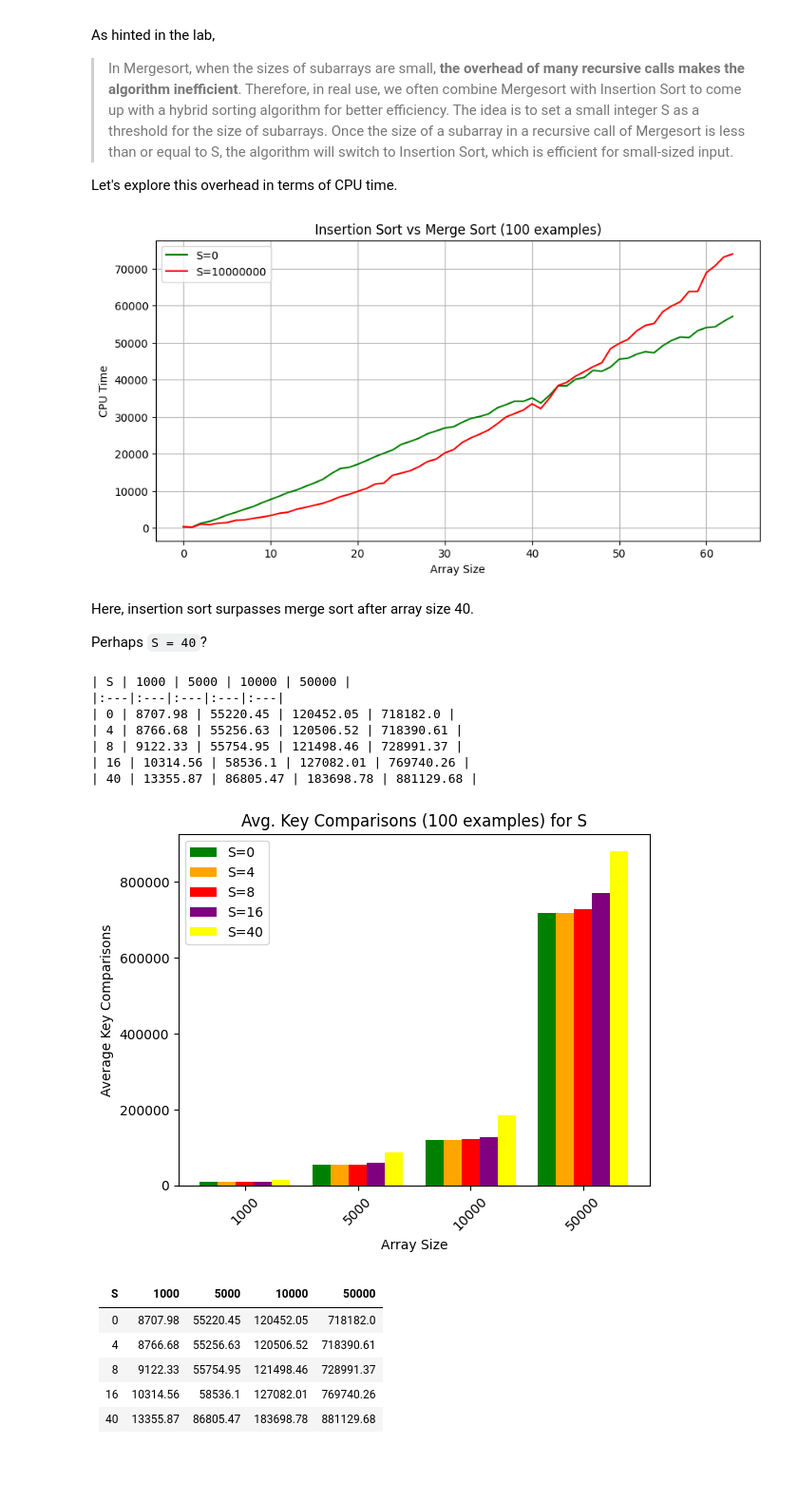
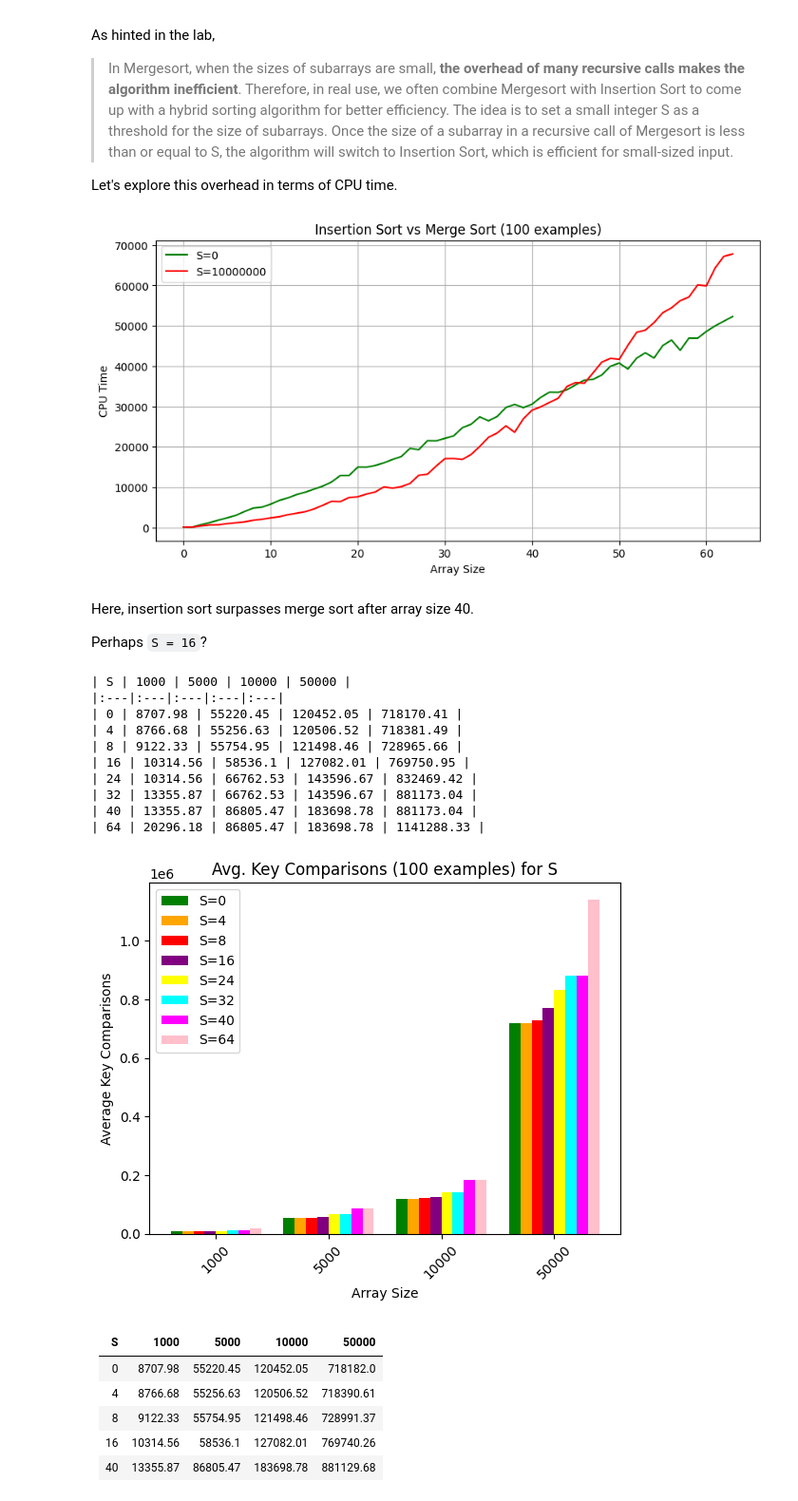
Before and after one commit to Acrylic125/sc2001-lab, a Jupyter notebook: lab1/sorting.ipynb, the cells around one changed output. Shown: that part at 95% size. Drawn from its saved outputs; the diff is of its cells as text; code cells hidden in the pictures; blank space fills up the shorter version.

```diff
--- a/lab1/sorting.ipynb
+++ b/lab1/sorting.ipynb
@@ -280,14 +259,8 @@ tests_2 = init_test([
     (32, "yellow"),
 ])
 
-threads = []
 for i, test in enumerate(tests_2):
-    thread = threading.Thread(target=run_test, args=(test, dataset_2,))
-    thread.start()
-    threads.append(thread)
-
-for thread in threads:
-    thread.join()
+    run_test(test, dataset_2)
 # %%
 categories = [f"{d["size"]}" for d in dataset_2]
 
@@ -346,14 +319,8 @@ analysis_tests_1 = init_test([
     (10000000, "red"), # S -> Inf is insertion sort. Its essentially insertion sort lol.
 ])
 
-threads = []
 for i, test in enumerate(analysis_tests_1):
-    thread = threading.Thread(target=run_test, args=(test, analysis_dataset_1,))
-    thread.start()
-    threads.append(thread)
-
-for thread in threads:
-    thread.join()
+    run_test(test, analysis_dataset_1)
 
 # Plot the results
 plt.figure(figsize=(10, 5))
@@ -385,14 +352,8 @@ analysis_tests_1 = init_test([
     (10000000, "red"), # S -> Inf is insertion sort. Its essentially insertion sort lol.
 ])
 
-threads = []
 for i, test in enumerate(analysis_tests_1):
-    thread = threading.Thread(target=run_test, args=(test, analysis_dataset_1,))
-    thread.start()
-    threads.append(thread)
-
-for thread in threads:
-    thread.join()
+    run_test(test, analysis_dataset_1)
 
 # Plot the results
 plt.figure(figsize=(10, 5))
@@ -407,59 +368,58 @@ plt.title('Insertion Sort vs Merge Sort (100 examples)')
 plt.legend()
 plt.show()
 # %% [output]
-[figure, old version]
+[figure, new version]
 # %% [markdown]
 Here, insertion sort surpasses merge sort after array size 40.
 
-Perhaps `S = 40`?
+Perhaps `S = 16`?
 # %%
 confirmation_tests_1 = init_test([
     (0, "green"), # From here onwards, green will be normal merge sort.
     (4, "orange"),
     (8, "red"),
     (16, "purple"),
-    (40, "yellow"),
+    (24, "yellow"),
+    (32, "cyan"),
+    (40, "magenta"),
+    (64, "pink"),
 ])
 
-threads = []
 for i, test in enumerate(confirmation_tests_1):
-    # Use back dataset 1
-    thread = threading.Thread(target=run_test, args=(test, dataset_1,))
-    thread.start()
-    threads.append(thread)
-
-for thread in threads:
-    thread.join()
+    run_test(test, dataset_1)
 # %%
 categories = [f"{d["size"]}" for d in dataset_1]
 
 x = np.arange(len(categories))
-width = 0.8 / len(tests)
+width = 0.8 / len(confirmation_tests_1)
 
 print(f"| S | {" | ".join(categories)} |")
 print(f"|:---|{':---|' * len(categories)}")
 for i, test in enumerate(confirmation_tests_1):
     offset = (i - (len(confirmation_tests_1) - 1) / 2) * width
     plt.bar(x + offset, test['comparisons'], width, label=f'S={test["S"]}', color=test['color'])
     comparisons_str = [str(comp) for comp in test['comparisons']]
     print(f"| {test['S']} | {' | '.join(comparisons_str)} |")
 
 plt.xlabel('Array Size')
 plt.ylabel('Average Key Comparisons')
 plt.title('Avg. Key Comparisons (100 examples) for S')
 plt.xticks(x, categories)
 plt.xticks(rotation=45)
 plt.legend()
 plt.show()
 # %% [output]
 | S | 1000 | 5000 | 10000 | 50000 |
 |:---|:---|:---|:---|:---|
-| 0 | 8707.98 | 55220.45 | 120452.05 | 718182.0 |
-| 4 | 8766.68 | 55256.63 | 120506.52 | 718390.61 |
-| 8 | 9122.33 | 55754.95 | 121498.46 | 728991.37 |
-| 16 | 10314.56 | 58536.1 | 127082.01 | 769740.26 |
-| 40 | 13355.87 | 86805.47 | 183698.78 | 881129.68 |
+| 0 | 8707.98 | 55220.45 | 120452.05 | 718170.41 |
+| 4 | 8766.68 | 55256.63 | 120506.52 | 718381.49 |
+| 8 | 9122.33 | 55754.95 | 121498.46 | 728965.66 |
+| 16 | 10314.56 | 58536.1 | 127082.01 | 769750.95 |
+| 24 | 10314.56 | 66762.53 | 143596.67 | 832469.42 |
+| 32 | 13355.87 | 66762.53 | 143596.67 | 881173.04 |
+| 40 | 13355.87 | 86805.47 | 183698.78 | 881173.04 |
+| 64 | 20296.18 | 86805.47 | 183698.78 | 1141288.33 |
-[figure, old version]
+[figure, new version]
 # %% [markdown]
 | S | 1000 | 5000 | 10000 | 50000 |
 |:---|:---|:---|:---|:---|
```
Also changed, not shown: parts of 10 cells of this notebook.
